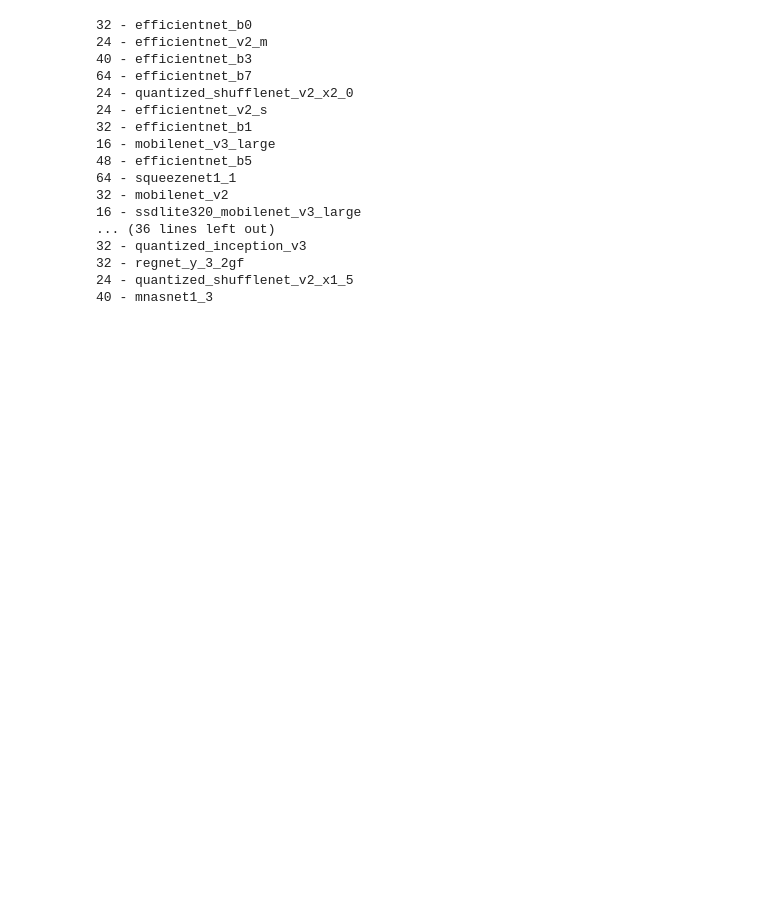
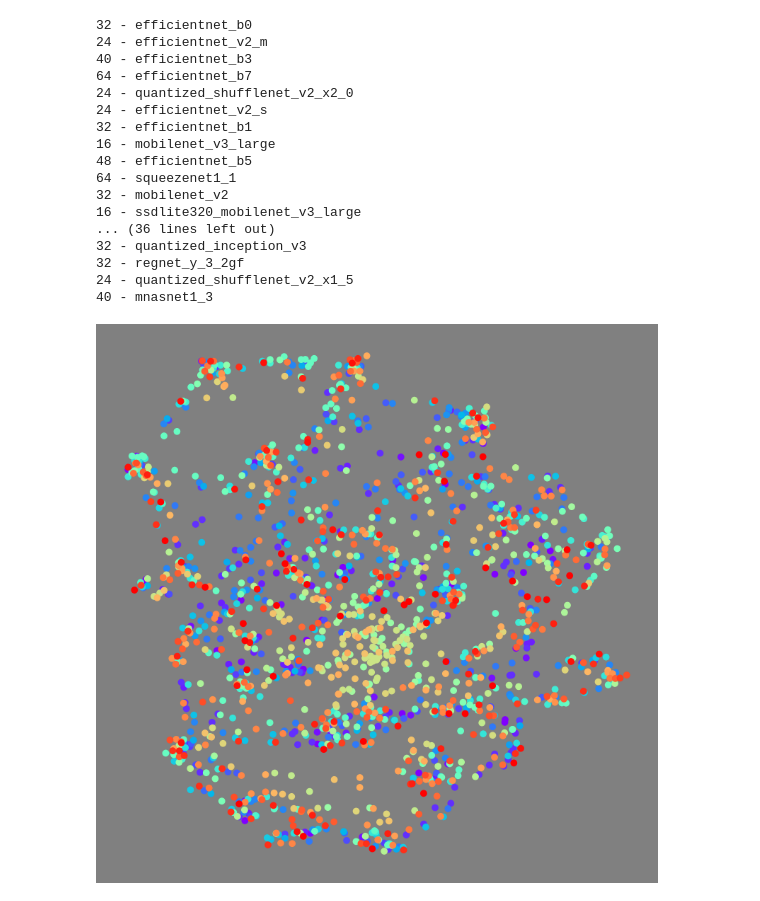
Before and after one commit to Richard-Gordon/learned-vision, a Jupyter notebook: src/introduction.ipynb, the cells around one changed output. Saved outputs shown, nothing was run; the diff lists cells and outputs as text; code cells hidden in the pictures; blank space fills up the shorter version.

Commit message:
Add basic UMAP plot for weights.

```diff
--- a/src/introduction.ipynb
+++ b/src/introduction.ipynb
@@ -42,7 +44,24 @@ if not os.path.exists(img_out_dir_name):
     os.makedirs(img_out_dir_name)
 
 for model_name, model_weights in weights.items():
+    filename = f'{img_out_dir_name}/{model_name}.png'
+    if os.path.exists(filename):
+        continue
     weights_grid_rgb = kernels_to_rgb_grid(model_weights)
     weights_grid_img = Image.fromarray(weights_grid_rgb)
-    filename = f'{img_out_dir_name}/{model_name}.png'
     weights_grid_img.save(filename)
+# %%
+import matplotlib.cm as cm
+colours = cm.rainbow(np.linspace(0, 1, len(weights)))
+all_colours = []
+all_weights = []
+for (model_name, model_weights), colour in zip(weights.items(), colours):
+    all_weights.extend(model_weights)
+    all_colours.extend([colour] * len(model_weights))
+all_weights = np.array(all_weights)
+# %%
+data = np.reshape(all_weights, (all_weights.shape[0], -1))
+y, x = umap_fit_transform(data=data, random_state=0, n_neighbors=250, metric='cosine', min_dist=0.25)
+plot_embeddings(x, y, all_colours)
+# %% [output]
+[figure, added]
```
Also changed, not shown: parts of 1 cell of this notebook, 1 other file.
